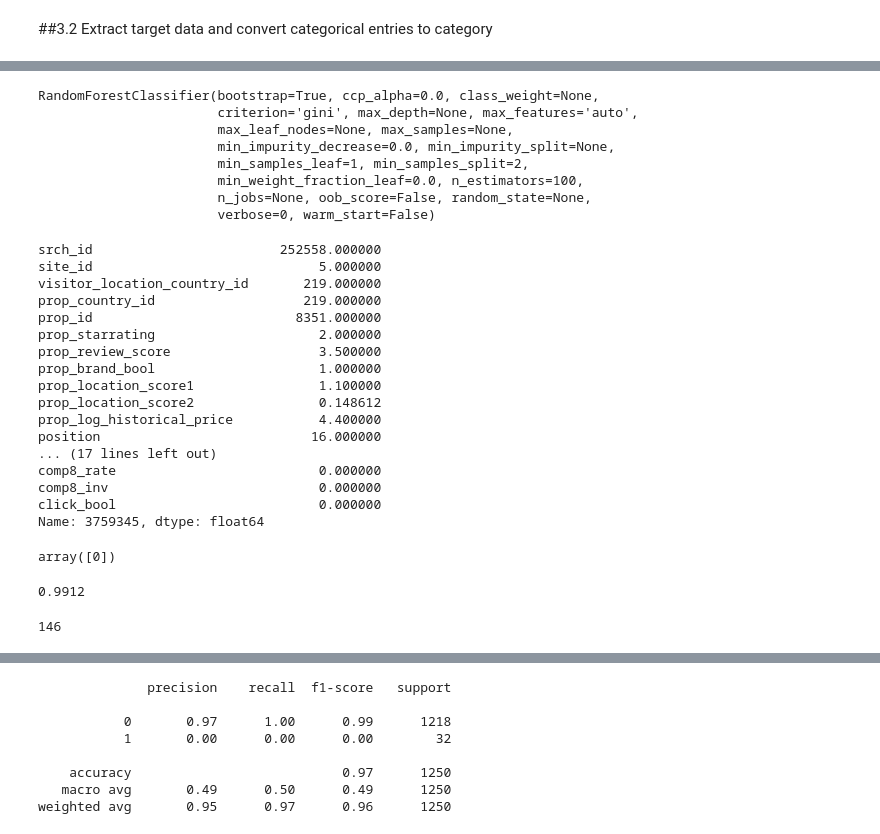
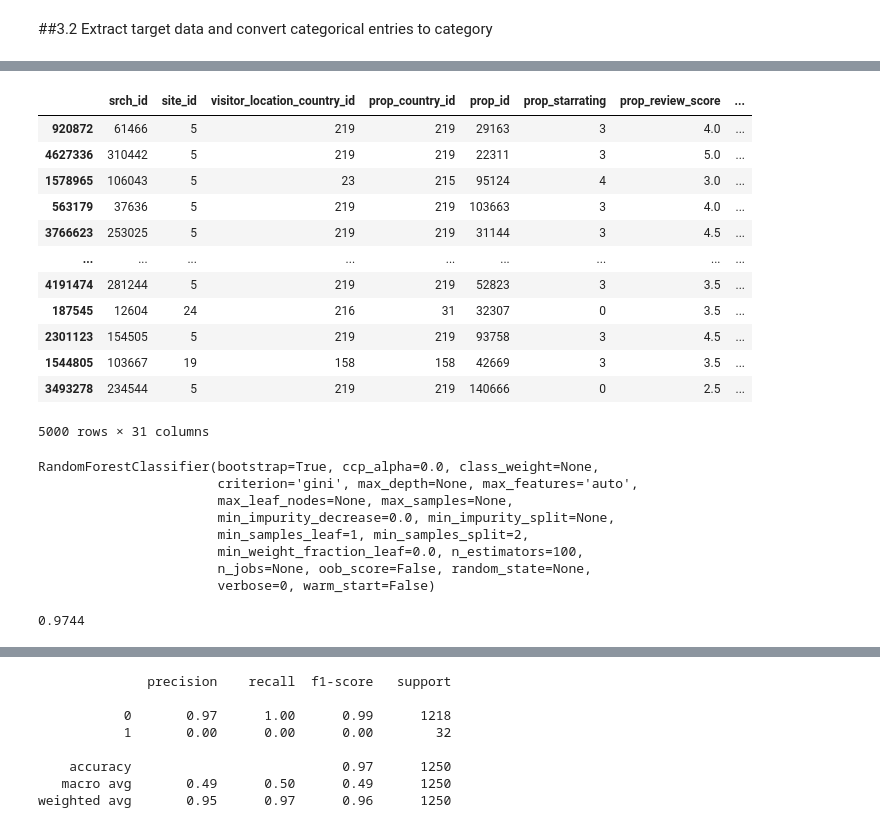
Before and after one commit to sid-chaubs/data-mining-assignment-1, a Jupyter notebook: DMT_Assignment_2.ipynb, the cells around one changed output, grey strips where cells are left out. Drawn from its saved outputs; the diff is of its cells as text; code cells hidden in the pictures.

```diff
--- a/DMT_Assignment_2.ipynb
+++ b/DMT_Assignment_2.ipynb
@@ -427 +454,17 @@ sample_X_train, sample_X_test, sample_y_train, sample_y_test = sklearn.model_sel
+# %%
+sample_X_imputed
+# %% [output]
+|  | srch_id | site_id | visitor_location_country_id | prop_country_id | prop_id | prop_starrating | prop_review_score | ... |
+| 920872 | 61466 | 5 | 219 | 219 | 29163 | 3 | 4.0 | ... |
+| 4627336 | 310442 | 5 | 219 | 219 | 22311 | 3 | 5.0 | ... |
+| 1578965 | 106043 | 5 | 23 | 215 | 95124 | 4 | 3.0 | ... |
+| 563179 | 37636 | 5 | 219 | 219 | 103663 | 3 | 4.0 | ... |
+| 3766623 | 253025 | 5 | 219 | 219 | 31144 | 3 | 4.5 | ... |
+| ... | ... | ... | ... | ... | ... | ... | ... | ... |
+| 4191474 | 281244 | 5 | 219 | 219 | 52823 | 3 | 3.5 | ... |
+| 187545 | 12604 | 24 | 216 | 31 | 32307 | 0 | 3.5 | ... |
+| 2301123 | 154505 | 5 | 219 | 219 | 93758 | 3 | 4.5 | ... |
+| 1544805 | 103667 | 19 | 158 | 158 | 42669 | 3 | 3.5 | ... |
+| 3493278 | 234544 | 5 | 219 | 219 | 140666 | 0 | 2.5 | ... |
+5000 rows × 31 columns
 # %%
@@ -435,36 +478,8 @@ RandomForestClassifier(bootstrap=True, ccp_alpha=0.0, class_weight=None,
                        min_weight_fraction_leaf=0.0, n_estimators=100,
                        n_jobs=None, oob_score=False, random_state=None,
                        verbose=0, warm_start=False)
-# %%
-sample_X_test.iloc[3]
-# %% [output]
-srch_id                        252558.000000
-site_id                             5.000000
-visitor_location_country_id       219.000000
-prop_country_id                   219.000000
-prop_id                          8351.000000
-prop_starrating                     2.000000
-prop_review_score                   3.500000
-prop_brand_bool                     1.000000
-prop_location_score1                1.100000
-prop_location_score2                0.148612
-prop_log_historical_price           4.400000
-position                           16.000000
-... (17 lines left out)
-comp8_rate                          0.000000
-comp8_inv                           0.000000
-click_bool                          0.000000
-Name: 3759345, dtype: float64
-# %%
-forest.predict(np.array(sample_X_test.iloc[2]).reshape(1,-1))
-# %% [output]
-array([0])
 # %%
-forest.score(sample_X_test, sample_y_test)
+forest.score(sample_X_test_booking, sample_y_test_booking)
 # %% [output]
-0.9912
+0.9744
-# %%
-sample_y.sum()
-# %% [output]
-146
 # %%
```
Also changed, not shown: parts of 36 cells of this notebook.
